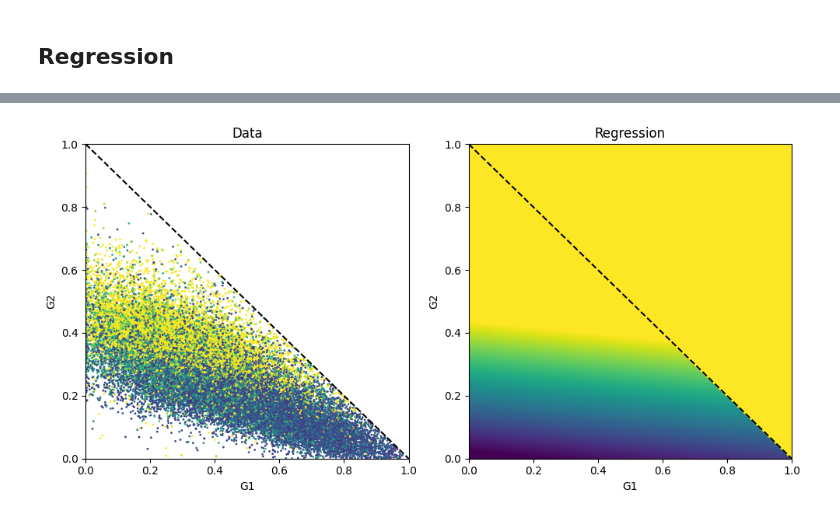
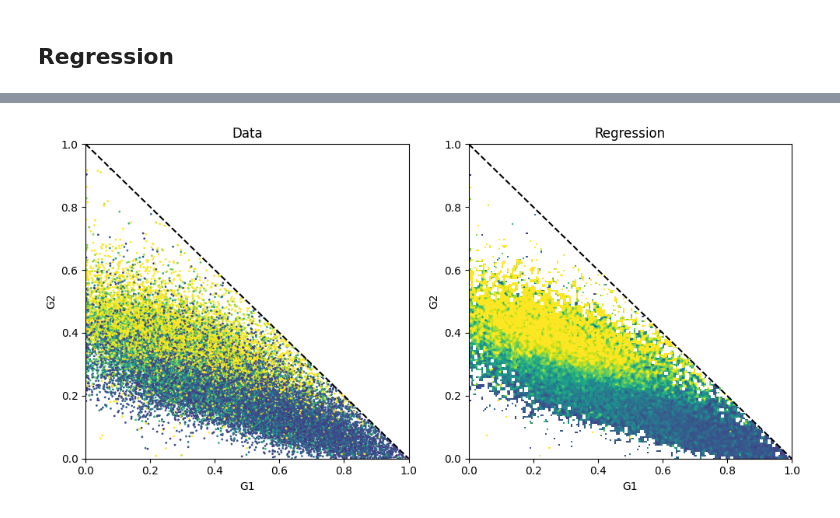
Before and after one commit to astrolabsoftware/fink-spins, a Jupyter notebook: notebooks/periods/phase_to_diameter.ipynb, the cells around one changed output, grey strips where cells are left out. Saved outputs shown, nothing was run; the diff lists cells and outputs as text; code cells hidden in the pictures.

```diff
--- a/notebooks/periods/phase_to_diameter.ipynb
+++ b/notebooks/periods/phase_to_diameter.ipynb
@@ -226,6 +227,7 @@ print(neigh.score( X, y))
 # Build output map
 N = 201
 xy = np.array([(i, j) for j in np.linspace(0,1,num=N) for i in np.linspace(0,1,num=N)])
+xy = np.tril(xy)
 
 z = np.tril(reg.predict(xy).reshape(N,N)[::-1])
 
@@ -233,7 +235,8 @@ unity = np.triu(np.full((N,N), 1))
 z = z+unity
 
 # z = reg.predict(xy).reshape(N,N)
-# z = neigh.predict(xy).reshape(N,N)
+z = neigh.predict(xy).reshape(N,N)
+#
 # %%
 fig, ax = plt.subplots(1, 2, figsize=(10, 5))
 
@@ -241,33 +244,33 @@ filt = "r"
 im = ax[0].scatter(
     data.loc[mask, f"{flavor}_G1_{filt}"],
     data.loc[mask, f"{flavor}_G2_{filt}"],
     c=data.loc[mask, "albedo.value"],
     vmin=0,
     vmax=0.2,
     # cmap='afmhot',
     s=1,
     alpha=1,
 )
 
-ax[1].imshow(z, extent=(0,1,0,1), vmin=0, vmax=0.2, aspect='auto')
-# ax[1].imshow(z, extent=(0,1,0,1), origin='lower', vmin=0, vmax=0.2, aspect='auto')
+# ax[1].imshow(z, extent=(0,1,0,1), vmin=0, vmax=0.2, aspect='auto')
+ax[1].imshow(z, extent=(0,1,0,1), origin='lower', vmin=0, vmax=0.2, aspect='auto')
 
 # cbar = fig.colorbar(im, ax=ax[1], label="Albedo")
 
 # Axes
 x = np.linspace(0, 1, 10)
 for a in ax:
 
     a.plot(x, 1 - x, color="black", linestyle="--")
     a.set_xlim(0, 1)
     a.set_ylim(0, 1)
     a.set_ylabel("G2")
     a.set_xlabel("G1")
 
 ax[0].set_title("Data")
 ax[1].set_title("Regression")
 
 fig.tight_layout()
 fig.savefig("/home/bcarry/G1G2_albedo_regression.png")
 # %% [output]
-[figure, old version]
+[figure, new version]
```
Also changed, not shown: parts of 10 cells of this notebook, 1 other file.
